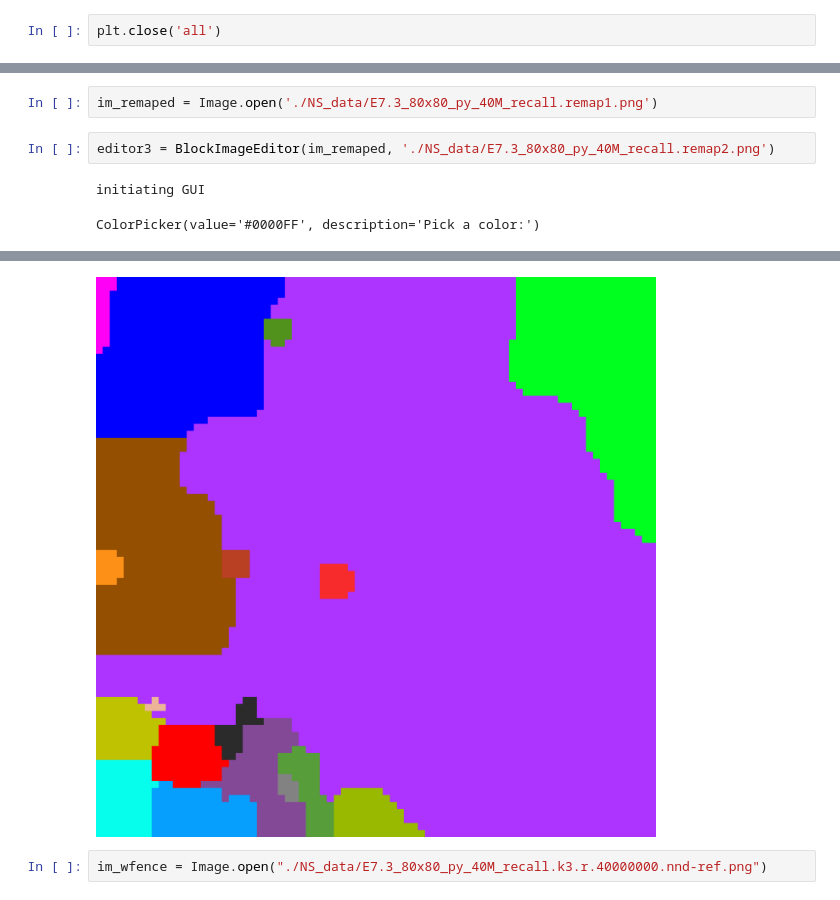
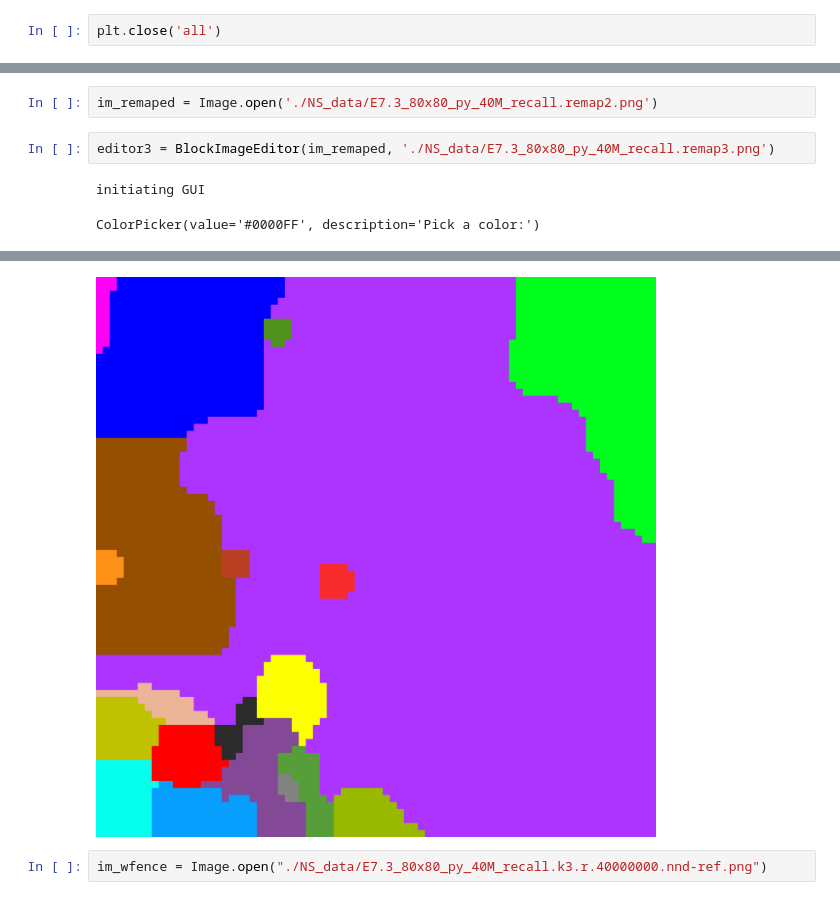
Before and after one commit to RiceAstroparticleLab/SOM_remap, a Jupyter notebook: Remap.ipynb, the cells around one changed output, grey strips where cells are left out. Drawn from its saved outputs; the diff is of its cells as text.

Commit message:
add v3 of remap

```diff
--- a/Remap.ipynb
+++ b/Remap.ipynb
@@ -547,16 +547,16 @@ ColorPicker(value='#0000FF', description='Pick a color:')
 [interactive output not drawn]
 [figure]
 # %%
-im_remaped = Image.open('./NS_data/E7.3_80x80_py_40M_recall.remap1.png')
+im_remaped = Image.open('./NS_data/E7.3_80x80_py_40M_recall.remap2.png')
 # %%
-editor3 = BlockImageEditor(im_remaped, './NS_data/E7.3_80x80_py_40M_recall.remap2.png')
+editor3 = BlockImageEditor(im_remaped, './NS_data/E7.3_80x80_py_40M_recall.remap3.png')
 # %% [output]
 initiating GUI
 ColorPicker(value='#0000FF', description='Pick a color:')
 [interactive output not drawn]
 [interactive output not drawn]
 [interactive output not drawn]
-[figure, old version]
+[figure, new version]
 # %%
 im_wfence = Image.open("./NS_data/E7.3_80x80_py_40M_recall.k3.r.40000000.nnd-ref.png")
 # %%
```
Also changed, not shown: parts of 1 cell of this notebook, 2 other files.
